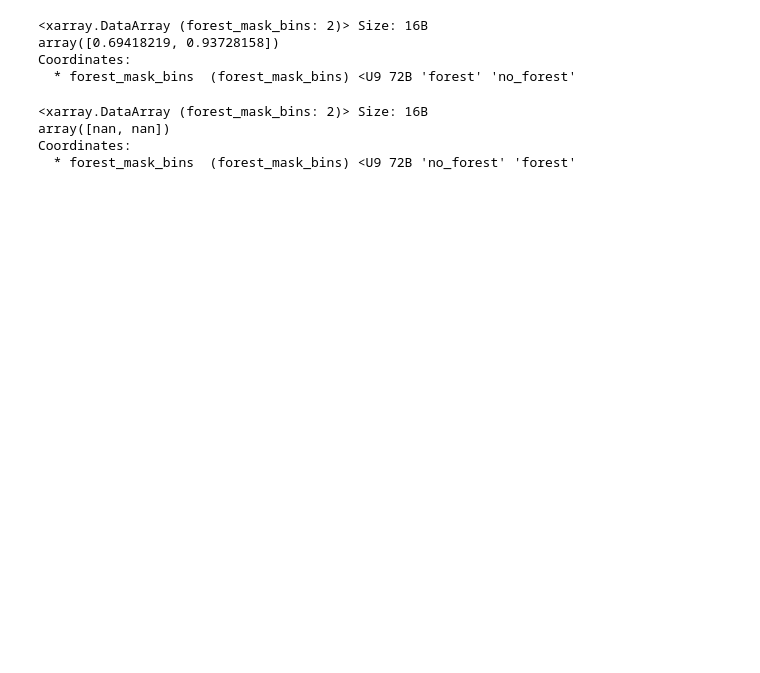
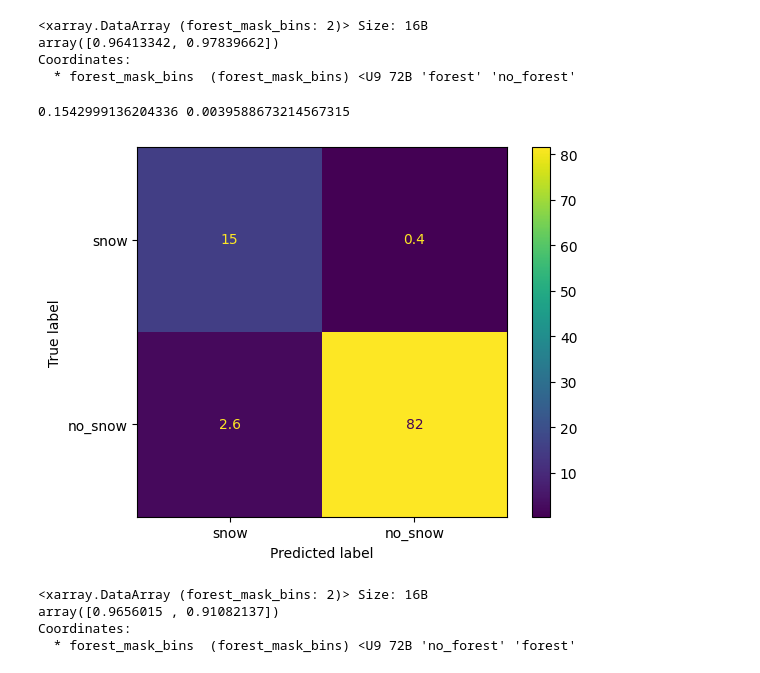
Before and after one commit to nicolaimpe/viirsnow, a Jupyter notebook: notebooks/accuracy.ipynb, the cells around one changed output. Cells and saved outputs as stored; diff of their text form; code cells hidden in the pictures; blank space fills up the shorter version.

Commit message:
Improve binary metrics result dataset and test the algorithm

```diff
--- a/notebooks/accuracy.ipynb
+++ b/notebooks/accuracy.ipynb
@@ -1,19 +1,24 @@
 # %%
 import xarray as xr
-from evaluations.confusion_table import accuracy
+from evaluations.confusion_table import accuracy, plot_confusion_table
 analysis_folder = '/home/imperatoren/work/VIIRS_S2_comparison/viirsnow/output_folder/version_3/analyses/confusion_table'
-binary_metrics_ds = xr.open_dataset(f"{analysis_folder}/confusiont_table_WY_2023_2024_SNPP_nasa_l3_res_375m.nc", decode_cf=False)
-binary_metrics_ds.groupby('forest_mask_bins').map(accuracy)
+nasa_l3_metrics_ds = xr.open_dataset(f"{analysis_folder}/confusion_table_WY_2023_2024_SNPP_nasa_l3_res_375m.nc", decode_cf=False)
+nasa_l3_metrics_ds.groupby('forest_mask_bins').map(accuracy)
 # %% [output]
 <xarray.DataArray (forest_mask_bins: 2)> Size: 16B
-array([0.69418219, 0.93728158])
+array([0.96413342, 0.97839662])
 Coordinates:
   * forest_mask_bins  (forest_mask_bins) <U9 72B 'forest' 'no_forest'
+# %%
+plot_confusion_table(nasa_l3_metrics_ds)
+# %% [output]
+0.1542999136204336 0.0039588673214567315
+[figure, added]
 # %%
-binary_metrics_ds = xr.open_dataset(f"{analysis_folder}/confusiont_table_WY_2023_2024_SNPP_meteofrance_l3_res_375m.nc", decode_cf=False)
-binary_metrics_ds.groupby('forest_mask_bins').map(accuracy)
+mf_metrics_ds = xr.open_dataset(f"{analysis_folder}/confusion_table_WY_2023_2024_SNPP_meteofrance_l3_res_375m.nc", decode_cf=False)
+mf_metrics_ds.groupby('forest_mask_bins').map(accuracy)
 # %% [output]
 <xarray.DataArray (forest_mask_bins: 2)> Size: 16B
-array([nan, nan])
+array([0.9656015 , 0.91082137])
 Coordinates:
   * forest_mask_bins  (forest_mask_bins) <U9 72B 'no_forest' 'forest'
```
Also changed, not shown: parts of 9 cells of this notebook, 3 other files.
